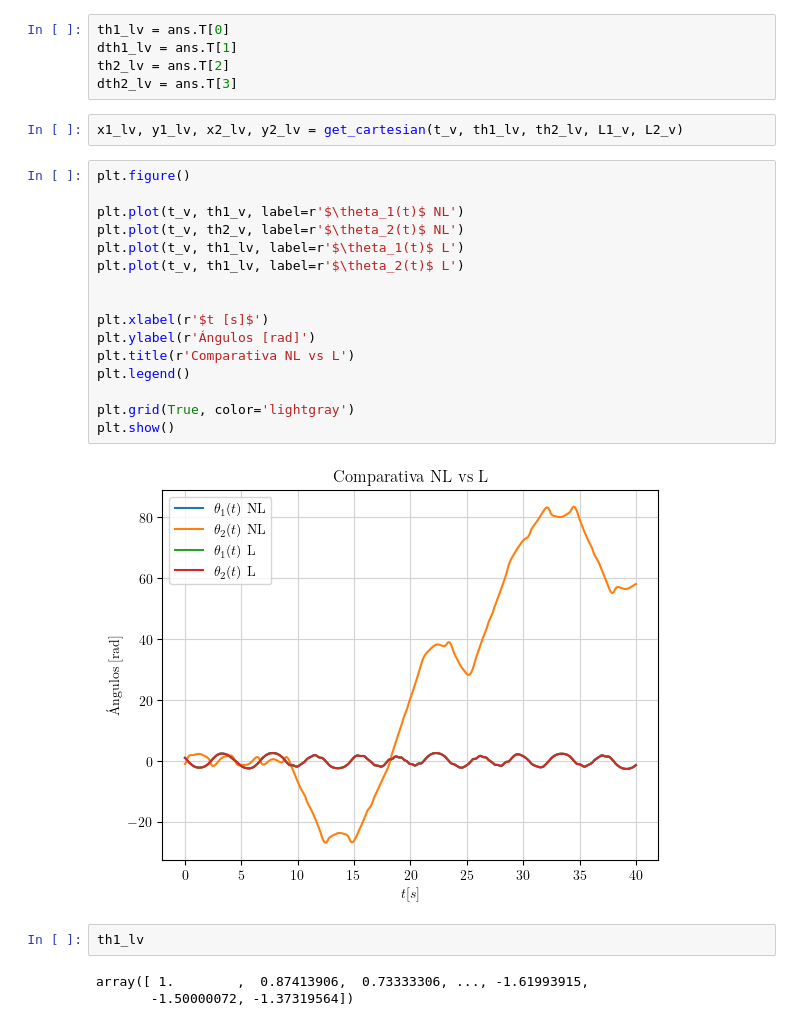
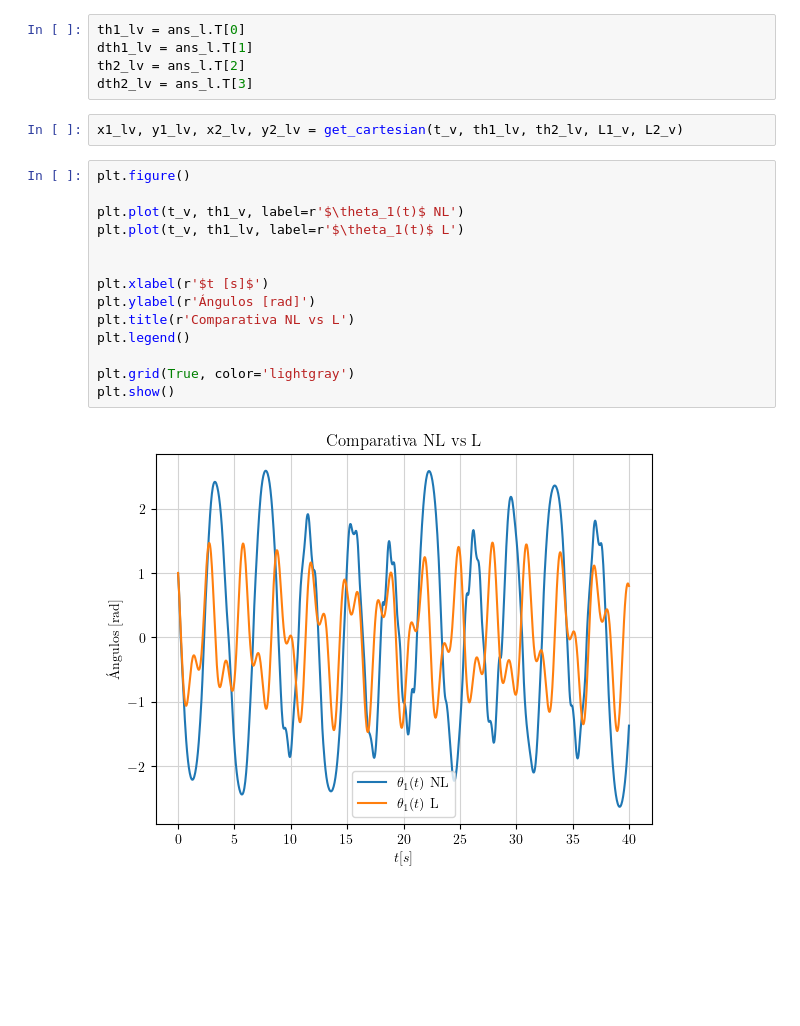
Before and after one commit to thomas-martinod/mecanica-clasica, a Jupyter notebook: tarea-3/pendulo-doble.ipynb, the cells around one changed output. Drawn from its saved outputs; the diff is of its cells as text; blank space fills up the shorter version.

```diff
--- a/tarea-3/pendulo-doble.ipynb
+++ b/tarea-3/pendulo-doble.ipynb
@@ -325,32 +325,25 @@ def dSdt_l(S, t, g, m1, m2, L1, L2):
 # %%
 ans_l = odeint(dSdt_l, y0=ics, t=t_v, args=(g_v, m1_v, m2_v, L1_v, L2_v))
 # %%
-th1_lv = ans.T[0]
-dth1_lv = ans.T[1]
-th2_lv = ans.T[2]
-dth2_lv = ans.T[3]
+th1_lv = ans_l.T[0]
+dth1_lv = ans_l.T[1]
+th2_lv = ans_l.T[2]
+dth2_lv = ans_l.T[3]
 # %%
 x1_lv, y1_lv, x2_lv, y2_lv = get_cartesian(t_v, th1_lv, th2_lv, L1_v, L2_v)
 # %%
 plt.figure()
 
 plt.plot(t_v, th1_v, label=r'$\theta_1(t)$ NL')
-plt.plot(t_v, th2_v, label=r'$\theta_2(t)$ NL')
 plt.plot(t_v, th1_lv, label=r'$\theta_1(t)$ L')
-plt.plot(t_v, th1_lv, label=r'$\theta_2(t)$ L')
 
 
 plt.xlabel(r'$t [s]$')
 plt.ylabel(r'Ángulos [rad]')
 plt.title(r'Comparativa NL vs L')
 plt.legend()
 
 plt.grid(True, color='lightgray')
 plt.show()
 # %% [output]
-[figure, old version]
+[figure, new version]
-# %%
-th1_lv
-# %% [output]
-array([ 1.        ,  0.87413906,  0.73333306, ..., -1.61993915,
-       -1.50000072, -1.37319564])
```
Also changed, not shown: parts of 2 cells of this notebook.
